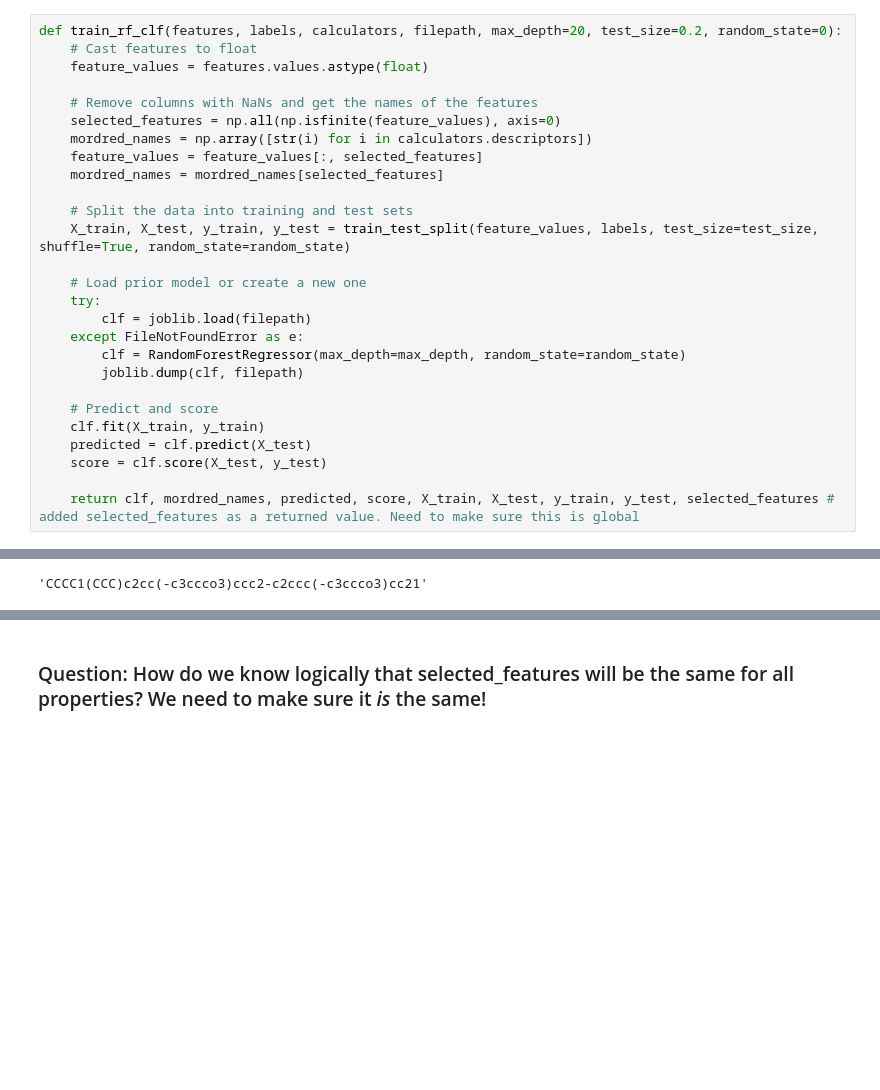
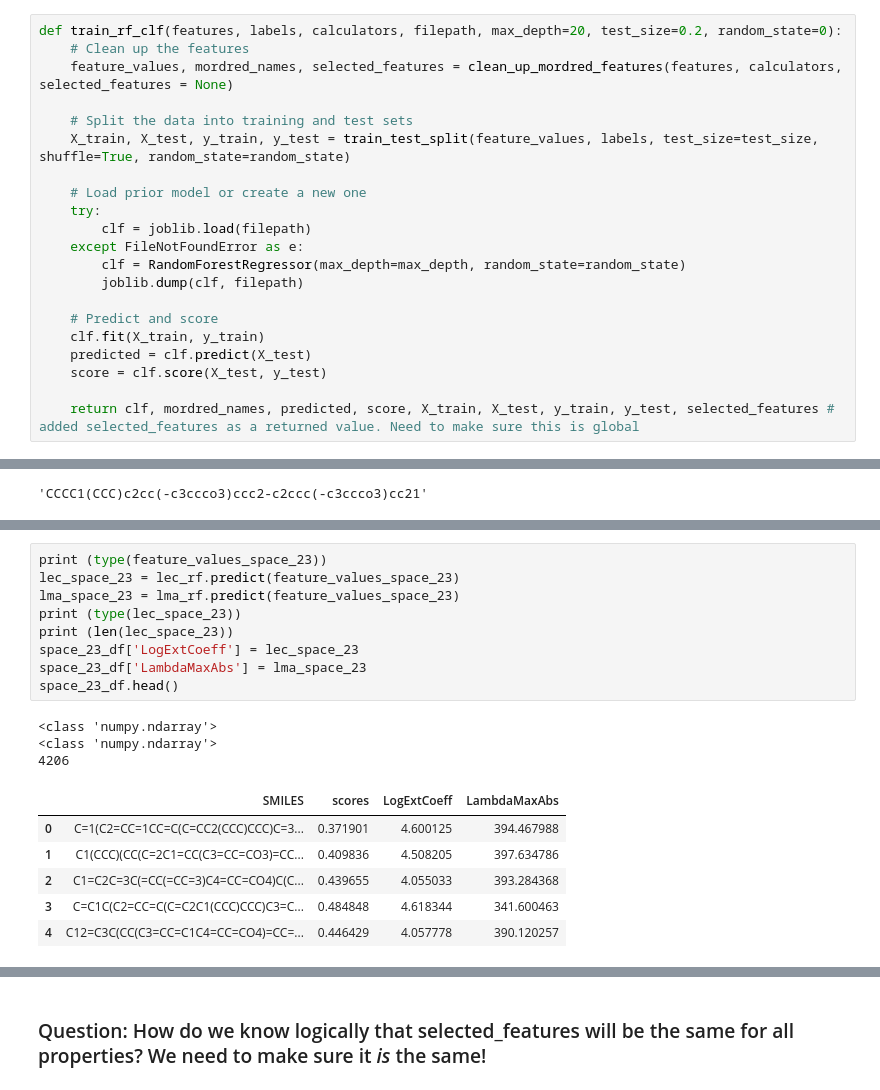
Before and after one commit to ChrisCollison/spectrum, a Jupyter notebook: spectrum_CC_working.ipynb, the cells around one changed output, grey strips where cells are left out. Drawn from its saved outputs; the diff is of its cells as text; blank space fills up the shorter version.

```diff
--- a/spectrum_CC_working.ipynb
+++ b/spectrum_CC_working.ipynb
@@ -142,13 +178,7 @@ molecules_lma, labels_lma, raw_features_lma = get_mol_and_labels(calc, working_d
 # %%
 def train_rf_clf(features, labels, calculators, filepath, max_depth=20, test_size=0.2, random_state=0):
-    # Cast features to float
-    feature_values = features.values.astype(float)
-
-    # Remove columns with NaNs and get the names of the features
-    selected_features = np.all(np.isfinite(feature_values), axis=0)
-    mordred_names = np.array([str(i) for i in calculators.descriptors])
-    feature_values = feature_values[:, selected_features]
-    mordred_names = mordred_names[selected_features]
+    # Clean up the features
+    feature_values, mordred_names, selected_features = clean_up_mordred_features(features, calculators, selected_features = None)
 
     # Split the data into training and test sets
     X_train, X_test, y_train, y_test = train_test_split(feature_values, labels, test_size=test_size, shuffle=True, random_state=random_state)
@@ -465,0 +427,19 @@ did not match C++ signature:
+# %%
+print (type(feature_values_space_23))
+lec_space_23 = lec_rf.predict(feature_values_space_23)
+lma_space_23 = lma_rf.predict(feature_values_space_23)
+print (type(lec_space_23))
+print (len(lec_space_23))
+space_23_df['LogExtCoeff'] = lec_space_23
+space_23_df['LambdaMaxAbs'] = lma_space_23
+space_23_df.head()
+# %% [output]
+<class 'numpy.ndarray'>
+<class 'numpy.ndarray'>
+4206
+|  | SMILES | scores | LogExtCoeff | LambdaMaxAbs |
+| 0 | C=1(C2=CC=1CC=C(C=CC2(CCC)CCC)C=3... | 0.371901 | 4.600125 | 394.467988 |
+| 1 | C1(CCC)(CC(C=2C1=CC(C3=CC=CO3)=CC... | 0.409836 | 4.508205 | 397.634786 |
+| 2 | C1=C2C=3C(=CC(=CC=3)C4=CC=CO4)C(C... | 0.439655 | 4.055033 | 393.284368 |
+| 3 | C=C1C(C2=CC=C(C=C2C1(CCC)CCC)C3=C... | 0.484848 | 4.618344 | 341.600463 |
+| 4 | C12=C3C(CC(C3=CC=C1C4=CC=CO4)=CC=... | 0.446429 | 4.057778 | 390.120257 |
```
Also changed, not shown: parts of 15 cells of this notebook, 1 other file.
